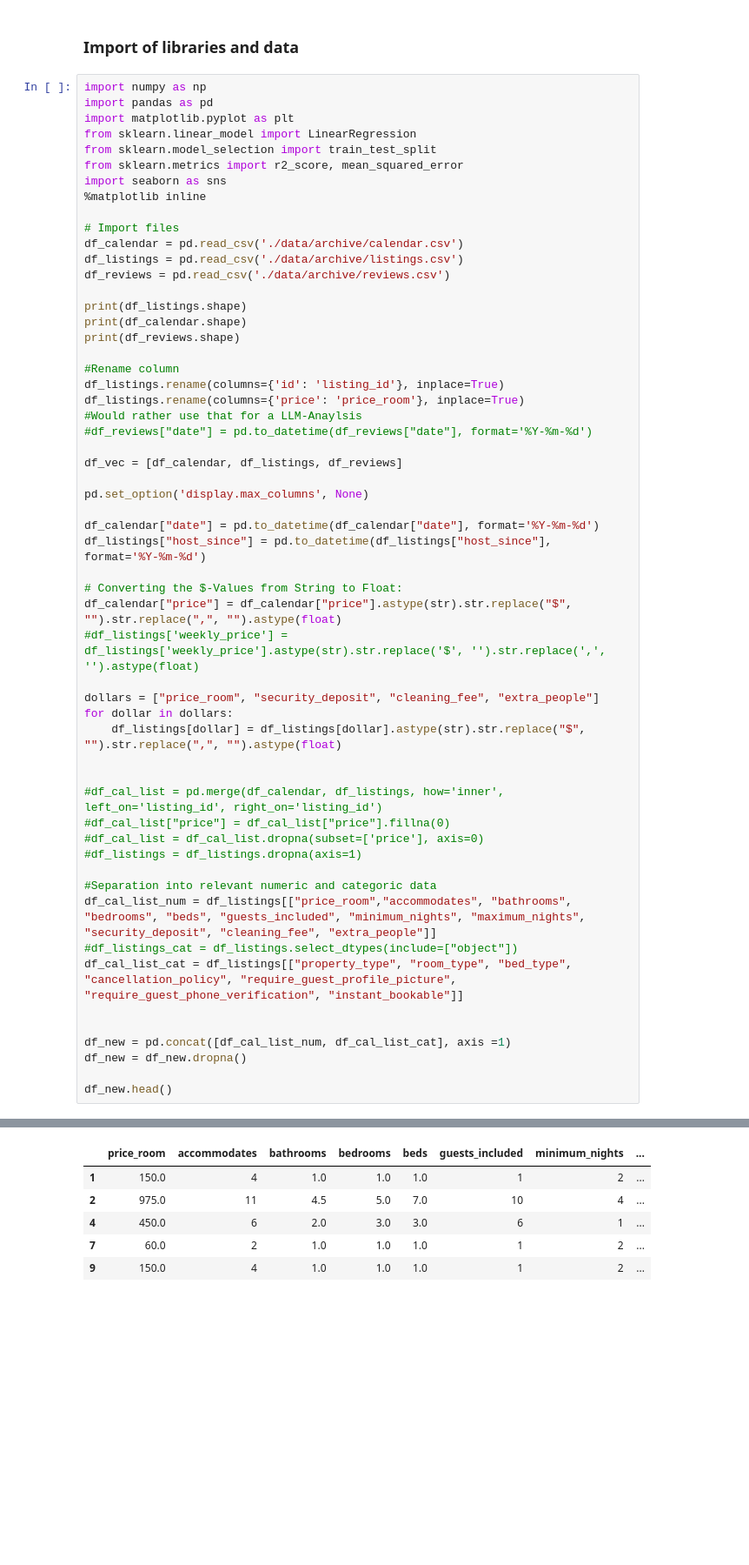
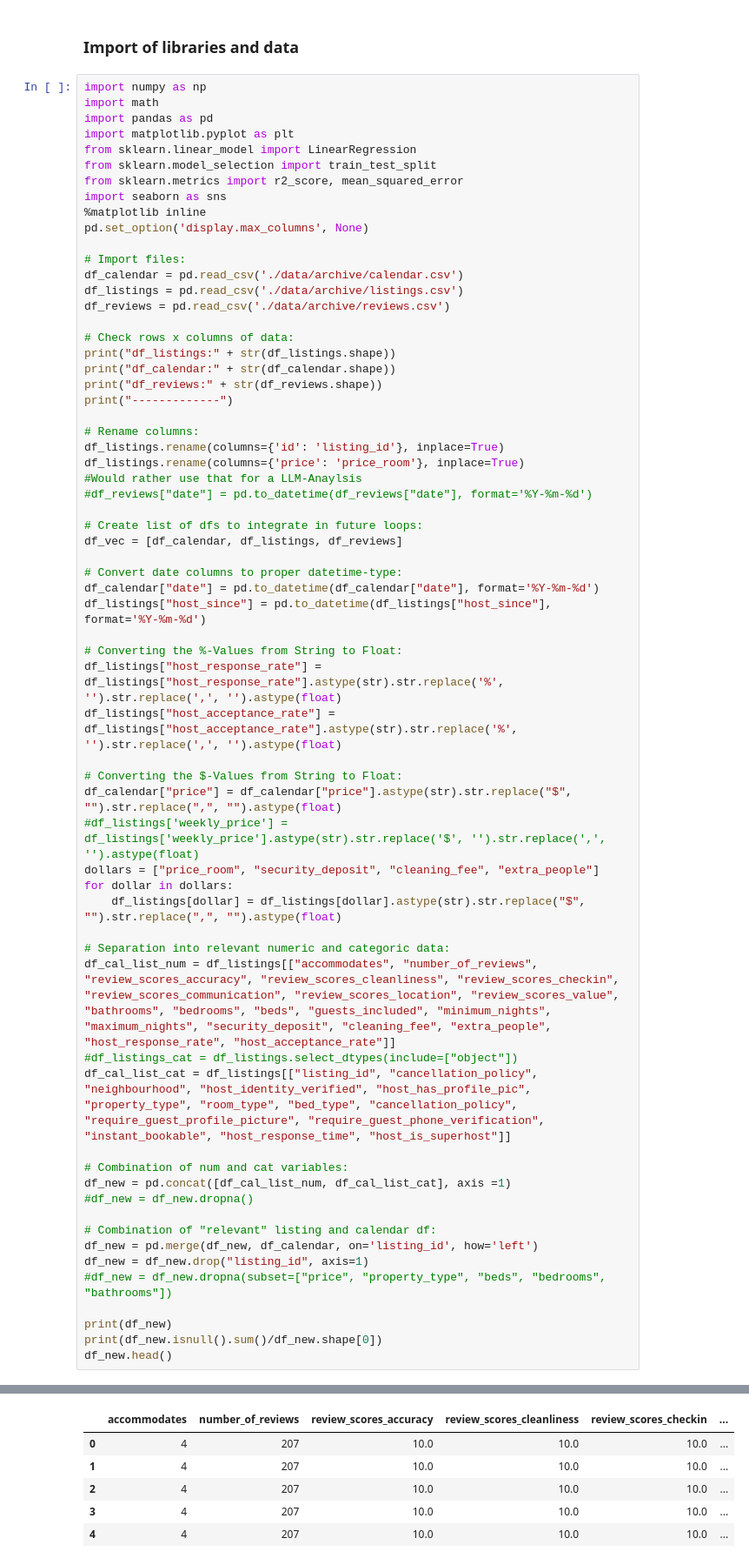
Before and after one commit to Sav019/airbnb-data-science-project, a Jupyter notebook: airbnb-project.ipynb, the cells around one changed output, grey strips where cells are left out. Shown at 87% size. Cells and saved outputs as stored; diff of their text form; blank space fills up the shorter version.

```diff
--- a/airbnb-project.ipynb
+++ b/airbnb-project.ipynb
@@ -21,6 +21,7 @@ The following Airbnb activity is included in this Seattle dataset:
 ### Import of libraries and data
 # %%
 import numpy as np
+import math
 import pandas as pd
 import matplotlib.pyplot as plt
 from sklearn.linear_model import LinearRegression
@@ -28,51 +29,58 @@ from sklearn.model_selection import train_test_split
 from sklearn.metrics import r2_score, mean_squared_error
 import seaborn as sns
 %matplotlib inline
+pd.set_option('display.max_columns', None)
 
-# Import files
+# Import files:
 df_calendar = pd.read_csv('./data/archive/calendar.csv')
 df_listings = pd.read_csv('./data/archive/listings.csv')
 df_reviews = pd.read_csv('./data/archive/reviews.csv')
 
-print(df_listings.shape)
-print(df_calendar.shape)
-print(df_reviews.shape)
+# Check rows x columns of data:
+print("df_listings:" + str(df_listings.shape))
+print("df_calendar:" + str(df_calendar.shape))
+print("df_reviews:" + str(df_reviews.shape))
+print("-------------")
 
-#Rename column
+# Rename columns:
 df_listings.rename(columns={'id': 'listing_id'}, inplace=True)
 df_listings.rename(columns={'price': 'price_room'}, inplace=True)
 #Would rather use that for a LLM-Anaylsis
 #df_reviews["date"] = pd.to_datetime(df_reviews["date"], format='%Y-%m-%d')
 
+# Create list of dfs to integrate in future loops:
 df_vec = [df_calendar, df_listings, df_reviews]
 
-pd.set_option('display.max_columns', None)
-
+# Convert date columns to proper datetime-type:
 df_calendar["date"] = pd.to_datetime(df_calendar["date"], format='%Y-%m-%d')
 df_listings["host_since"] = pd.to_datetime(df_listings["host_since"], format='%Y-%m-%d')
+
+# Converting the %-Values from String to Float:
+df_listings["host_response_rate"] = df_listings["host_response_rate"].astype(str).str.replace('%', '').str.replace(',', '').astype(float)
+df_listings["host_acceptance_rate"] = df_listings["host_acceptance_rate"].astype(str).str.replace('%', '').str.replace(',', '').astype(float)
 
 # Converting the $-Values from String to Float:
 df_calendar["price"] = df_calendar["price"].astype(str).str.replace("$", "").str.replace(",", "").astype(float)
 #df_listings['weekly_price'] = df_listings['weekly_price'].astype(str).str.replace('$', '').str.replace(',', '').astype(float)
-
 dollars = ["price_room", "security_deposit", "cleaning_fee", "extra_people"]
 for dollar in dollars:
     df_listings[dollar] = df_listings[dollar].astype(str).str.replace("$", "").str.replace(",", "").astype(float)
 
+# Separation into relevant numeric and categoric data:
+df_cal_list_num = df_listings[["accommodates", "number_of_reviews", "review_scores_accuracy", "review_scores_cleanliness", "review_scores_checkin", "review_scores_communication", "review_scores_location", "review_scores_value", "bathrooms", "bedrooms", "beds", "guests_included", "minimum_nights", "maximum_nights", "security_deposit", "cleaning_fee", "extra_people", "host_response_rate", "host_acceptance_rate"]]
+#df_listings_cat = df_listings.select_dtypes(include=["object"])
+df_cal_list_cat = df_listings[["listing_id", "cancellation_policy", "neighbourhood", "host_identity_verified", "host_has_profile_pic", "property_type", "room_type", "bed_type", "cancellation_policy", "require_guest_profile_picture", "require_guest_phone_verification", "instant_bookable", "host_response_time", "host_is_superhost"]]
 
-#df_cal_list = pd.merge(df_calendar, df_listings, how='inner', left_on='listing_id', right_on='listing_id')
-#df_cal_list["price"] = df_cal_list["price"].fillna(0)
-#df_cal_list = df_cal_list.dropna(subset=['price'], axis=0)
-#df_listings = df_listings.dropna(axis=1)
+# Combination of num and cat variables:
+df_new = pd.concat([df_cal_list_num, df_cal_list_cat], axis =1)
+#df_new = df_new.dropna()
 
-#Separation into relevant numeric and categoric data
-df_cal_list_num = df_listings[["price_room","accommodates", "bathrooms", "bedrooms", "beds", "guests_included", "minimum_nights", "maximum_nights", "security_deposit", "cleaning_fee", "extra_people"]]
-#df_listings_cat = df_listings.select_dtypes(include=["object"])
-df_cal_list_cat = df_listings[["property_type", "room_type", "bed_type", "cancellation_policy", "require_guest_profile_picture", "require_guest_phone_verification", "instant_bookable"]]
+# Combination of "relevant" listing and calendar df:
+df_new = pd.merge(df_new, df_calendar, on='listing_id', how='left')
+df_new = df_new.drop("listing_id", axis=1)
+#df_new = df_new.dropna(subset=["price", "property_type", "beds", "bedrooms", "bathrooms"])
 
-
-df_new = pd.concat([df_cal_list_num, df_cal_list_cat], axis =1)
-df_new = df_new.dropna()
-
+print(df_new)
+print(df_new.isnull().sum()/df_new.shape[0])
 df_new.head()
 # %% [output]
@@ -82,6 +104,6 @@ df_new.head()
-|  | price_room | accommodates | bathrooms | bedrooms | beds | guests_included | minimum_nights | ... |
-| 1 | 150.0 | 4 | 1.0 | 1.0 | 1.0 | 1 | 2 | ... |
-| 2 | 975.0 | 11 | 4.5 | 5.0 | 7.0 | 10 | 4 | ... |
-| 4 | 450.0 | 6 | 2.0 | 3.0 | 3.0 | 6 | 1 | ... |
-| 7 | 60.0 | 2 | 1.0 | 1.0 | 1.0 | 1 | 2 | ... |
-| 9 | 150.0 | 4 | 1.0 | 1.0 | 1.0 | 1 | 2 | ... |
+|  | accommodates | number_of_reviews | review_scores_accuracy | review_scores_cleanliness | review_scores_checkin | ... |
+| 0 | 4 | 207 | 10.0 | 10.0 | 10.0 | ... |
+| 1 | 4 | 207 | 10.0 | 10.0 | 10.0 | ... |
+| 2 | 4 | 207 | 10.0 | 10.0 | 10.0 | ... |
+| 3 | 4 | 207 | 10.0 | 10.0 | 10.0 | ... |
+| 4 | 4 | 207 | 10.0 | 10.0 | 10.0 | ... |
```
Also changed, not shown: parts of 18 cells of this notebook.
